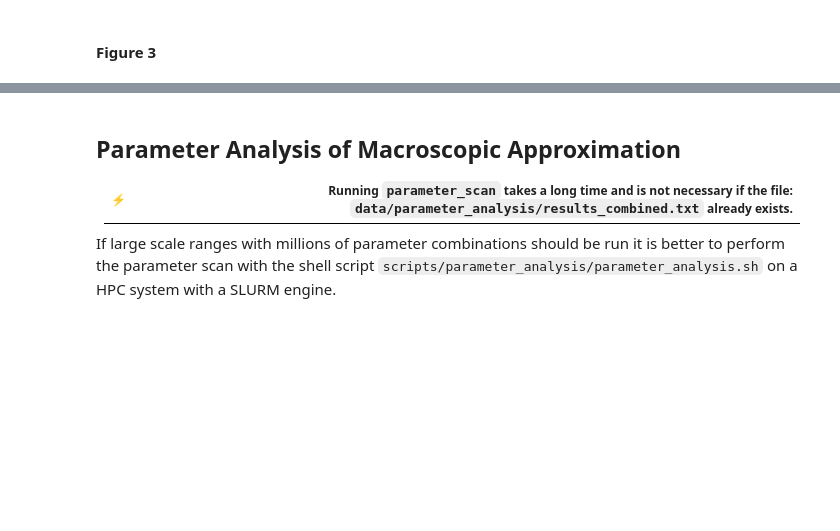
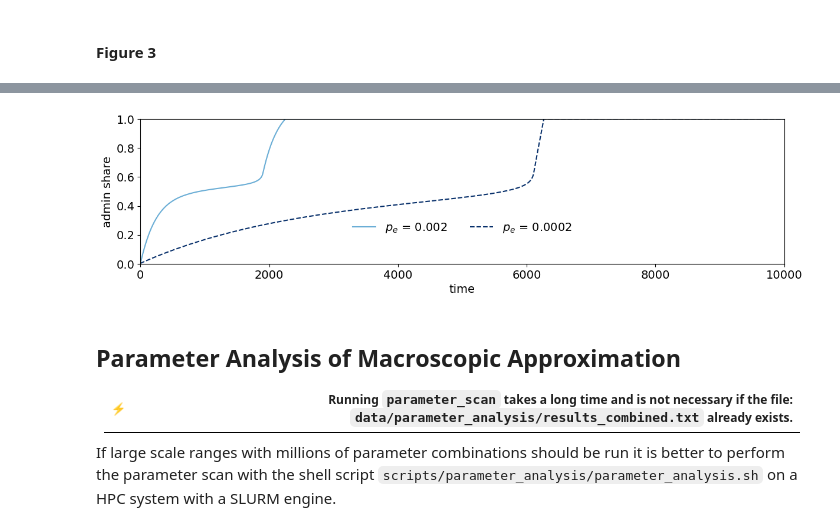
Before and after one commit to flo-schu/Tainter, a Jupyter notebook: scripts/analysis.ipynb, the cells around one changed output, grey strips where cells are left out. Cells and saved outputs as stored; diff of their text form; code cells hidden in the pictures; blank space fills up the shorter version.

```diff
--- a/scripts/analysis.ipynb
+++ b/scripts/analysis.ipynb
@@ -187,19 +200,21 @@ f3.savefig("pub_figure3.png", dpi = 65)
 # %%
-mri = 0.35
+mri = 0.75
 
 f3b = fig3b_administrator_trajectories(
     exploration_setups=[0.002, 0.0002],
     network_size=network_size,
-    link_probability_between_nodes=0.2,
+    link_probability_between_nodes=0.05,
     mri_of_coordinated_laborers=mri,
     mri_of_laborers=mri,
-    efficiency_of_coordinated_laborers=1.5,
+    efficiency_of_coordinated_laborers=2.1,
     shock_alpha=shock_alpha,
     shock_beta=shock_beta
 )
 
 plt.show()
 f3b.savefig("pub_figure3b.png", dpi=65)
+# %% [output]
+[figure, added]
 # %% [markdown]
 ## Parameter Analysis of Macroscopic Approximation
 
```
Also changed, not shown: parts of 6 cells of this notebook, 1 other file.
